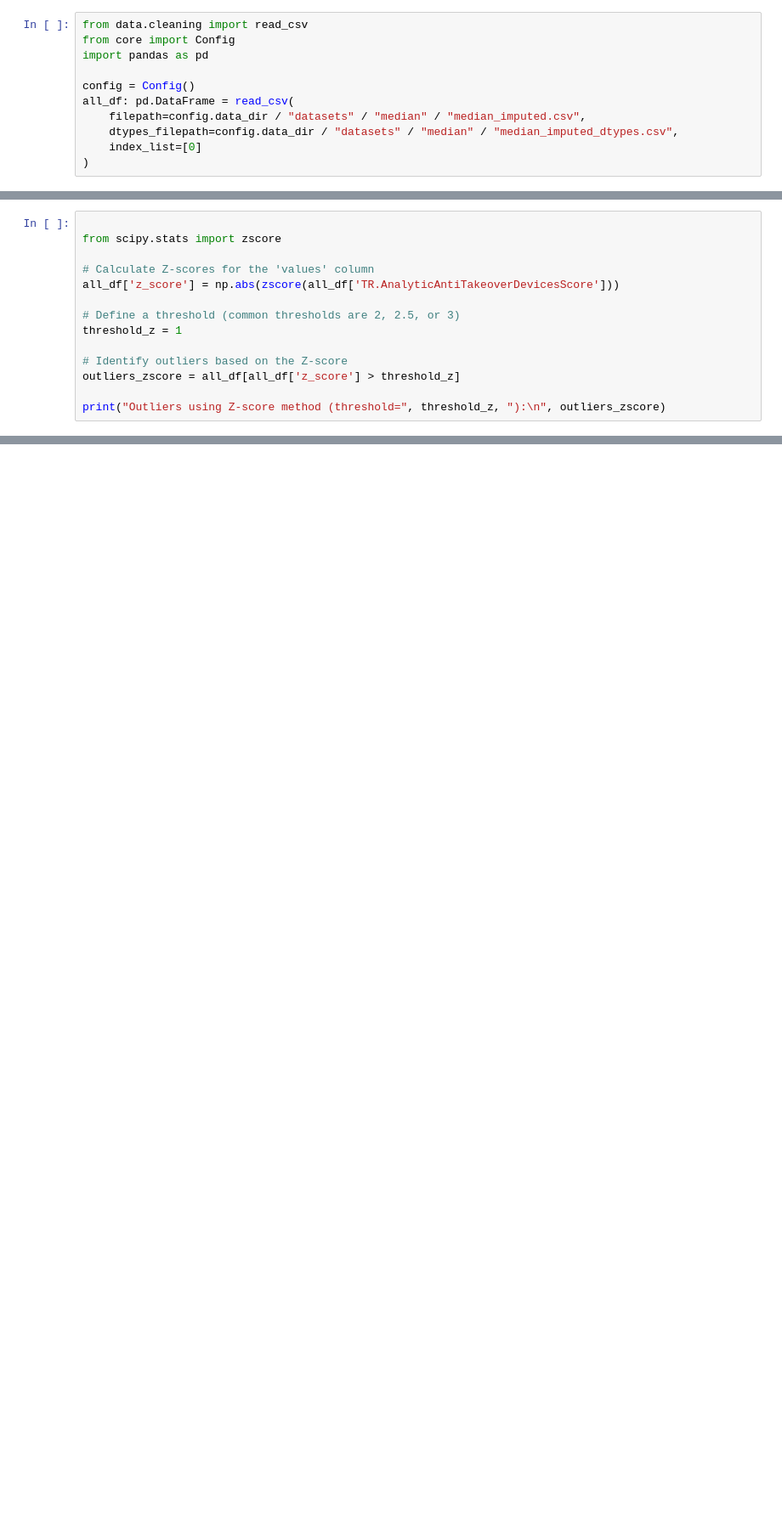
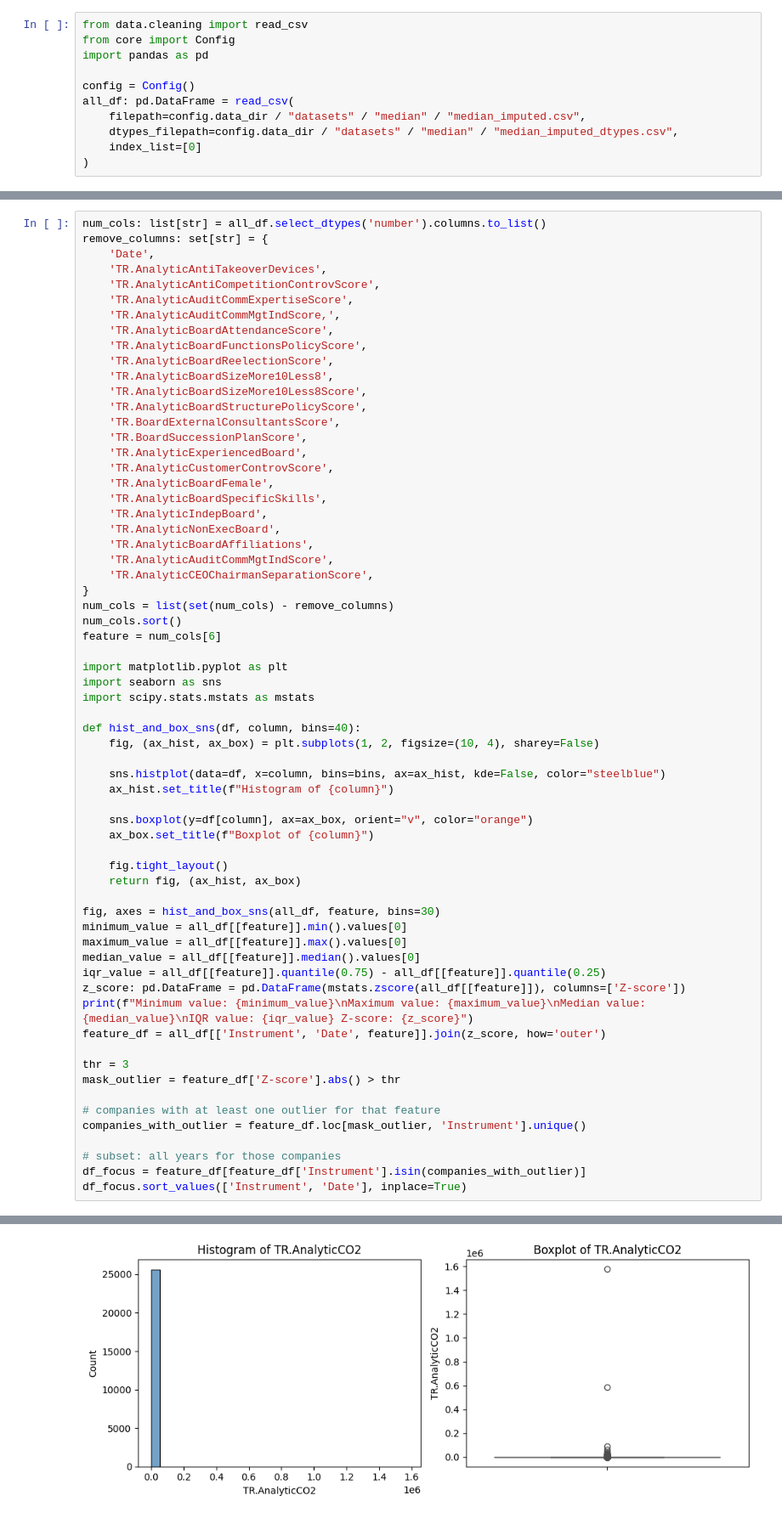
Before and after one commit to borstl/GHGScope3-ML, a Jupyter notebook: Jupyter/Outlier-Detection.ipynb, the cells around one changed output, grey strips where cells are left out. Shown at 85% size. Drawn from its saved outputs; the diff is of its cells as text; blank space fills up the shorter version.

```diff
--- a/Jupyter/Outlier-Detection.ipynb
+++ b/Jupyter/Outlier-Detection.ipynb
@@ -27,14 +11,0 @@ plt.show()
-# %%
-
-from scipy.stats import zscore
-
-# Calculate Z-scores for the 'values' column
-all_df['z_score'] = np.abs(zscore(all_df['TR.AnalyticAntiTakeoverDevicesScore']))
-
-# Define a threshold (common thresholds are 2, 2.5, or 3)
-threshold_z = 1
-
-# Identify outliers based on the Z-score
-outliers_zscore = all_df[all_df['z_score'] > threshold_z]
-
-print("Outliers using Z-score method (threshold=", threshold_z, "):\n", outliers_zscore)
@@ -64,0 +24,65 @@ df_clean = all_df[keep_mask]
+# %%
+num_cols: list[str] = all_df.select_dtypes('number').columns.to_list()
+remove_columns: set[str] = {
+    'Date',
+    'TR.AnalyticAntiTakeoverDevices',
+    'TR.AnalyticAntiCompetitionControvScore',
+    'TR.AnalyticAuditCommExpertiseScore',
+    'TR.AnalyticAuditCommMgtIndScore,',
+    'TR.AnalyticBoardAttendanceScore',
+    'TR.AnalyticBoardFunctionsPolicyScore',
+    'TR.AnalyticBoardReelectionScore',
+    'TR.AnalyticBoardSizeMore10Less8',
+    'TR.AnalyticBoardSizeMore10Less8Score',
+    'TR.AnalyticBoardStructurePolicyScore',
+    'TR.BoardExternalConsultantsScore',
+    'TR.BoardSuccessionPlanScore',
+    'TR.AnalyticExperiencedBoard',
+    'TR.AnalyticCustomerControvScore',
+    'TR.AnalyticBoardFemale',
+    'TR.AnalyticBoardSpecificSkills',
+    'TR.AnalyticIndepBoard',
+    'TR.AnalyticNonExecBoard',
+    'TR.AnalyticBoardAffiliations',
+    'TR.AnalyticAuditCommMgtIndScore',
+    'TR.AnalyticCEOChairmanSeparationScore',
+}
+num_cols = list(set(num_cols) - remove_columns)
+num_cols.sort()
+feature = num_cols[6]
+
+import matplotlib.pyplot as plt
+import seaborn as sns
+import scipy.stats.mstats as mstats
+
+def hist_and_box_sns(df, column, bins=40):
+    fig, (ax_hist, ax_box) = plt.subplots(1, 2, figsize=(10, 4), sharey=False)
+
+    sns.histplot(data=df, x=column, bins=bins, ax=ax_hist, kde=False, color="steelblue")
+    ax_hist.set_title(f"Histogram of {column}")
+
+    sns.boxplot(y=df[column], ax=ax_box, orient="v", color="orange")
+    ax_box.set_title(f"Boxplot of {column}")
+
+    fig.tight_layout()
+    return fig, (ax_hist, ax_box)
+
+fig, axes = hist_and_box_sns(all_df, feature, bins=30)
+minimum_value = all_df[[feature]].min().values[0]
+maximum_value = all_df[[feature]].max().values[0]
+median_value = all_df[[feature]].median().values[0]
+iqr_value = all_df[[feature]].quantile(0.75) - all_df[[feature]].quantile(0.25)
+z_score: pd.DataFrame = pd.DataFrame(mstats.zscore(all_df[[feature]]), columns=['Z-score'])
+print(f"Minimum value: {minimum_value}\nMaximum value: {maximum_value}\nMedian value: {median_value}\nIQR value: {iqr_value} Z-score: {z_score}")
+feature_df = all_df[['Instrument', 'Date', feature]].join(z_score, how='outer')
+
+thr = 3
+mask_outlier = feature_df['Z-score'].abs() > thr
+
+# companies with at least one outlier for that feature
+companies_with_outlier = feature_df.loc[mask_outlier, 'Instrument'].unique()
+
+# subset: all years for those companies
+df_focus = feature_df[feature_df['Instrument'].isin(companies_with_outlier)]
+df_focus.sort_values(['Instrument', 'Date'], inplace=True)
+# %% [output]
@@ -64,0 +107 @@ df_clean = all_df[keep_mask]
+[figure, added]
```
Also changed, not shown: parts of 5 cells of this notebook, 9 other files.
